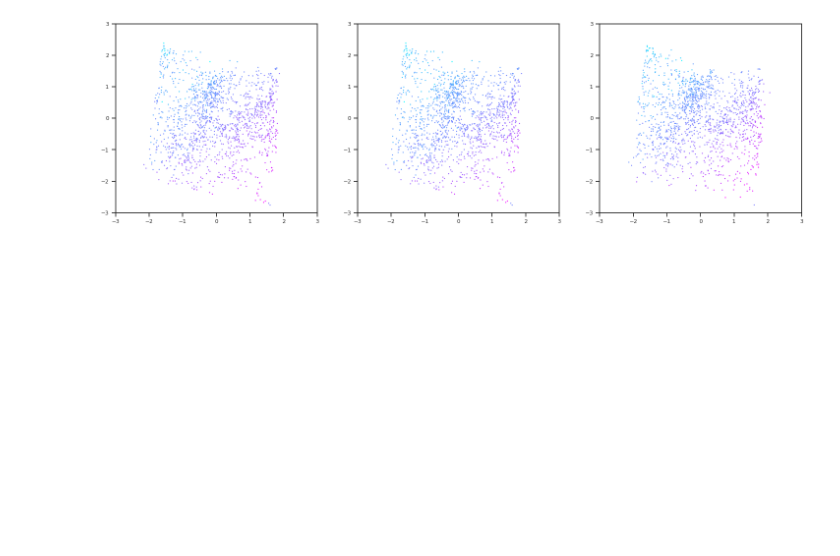
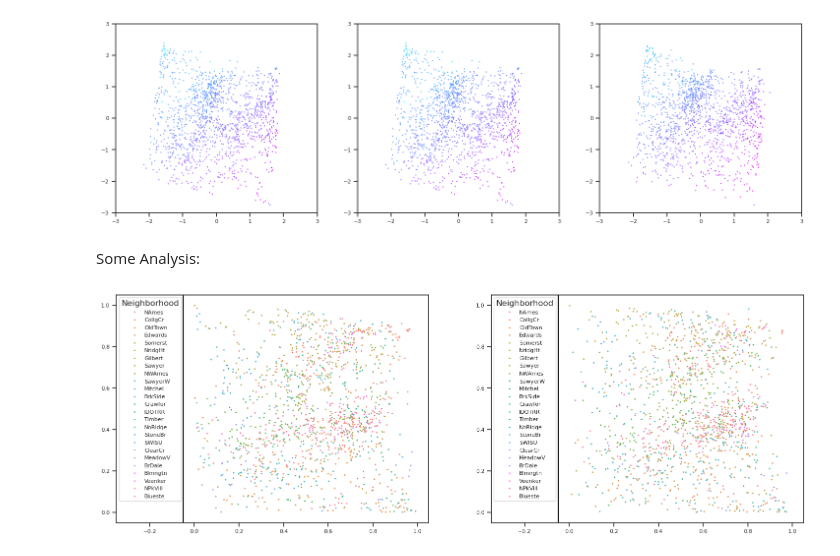
Before and after one commit to FatulM/house-price-prediction, a Jupyter notebook: notebooks/keras-autoencoder-pca.ipynb, the cells around one changed output. Drawn from its saved outputs; the diff is of its cells as text; code cells hidden in the pictures; blank space fills up the shorter version.

```diff
--- a/notebooks/keras-autoencoder-pca.ipynb
+++ b/notebooks/keras-autoencoder-pca.ipynb
@@ -149,3 +169,25 @@ plt.ylim(-3, 3)
 plt.show()
 # %% [output]
 [figure]
+# %% [markdown]
+Some Analysis:
+# %%
+bare_train_X = pd.read_csv('../input/train.csv').drop(columns="SalePrice")
+bare_test_X = pd.read_csv('../input/test.csv')
+# %%
+names = pd.Series(np.hstack([bare_train_X["Neighborhood"], bare_test_X["Neighborhood"]])).value_counts().index.tolist()
+# %%
+plt.figure(figsize=(18, 6))
+plt.subplot(1,2,1)
+sns.scatterplot(x=Z[:,0], y=Z[:,1], s=5, hue=bare_train_X["Neighborhood"], hue_order=names)
+plt.xlim(-0.35, 1.05)
+plt.ylim(-0.05, 1.05)
+plt.plot([-0.05, -0.05], [-0.05, 1.05], c="black")
+plt.subplot(1,2,2)
+sns.scatterplot(x=Zt[:,0], y=Zt[:,1], s=5, hue=bare_test_X["Neighborhood"], hue_order=names)
+plt.xlim(-0.35, 1.05)
+plt.ylim(-0.05, 1.05)
+plt.plot([-0.05, -0.05], [-0.05, 1.05], c="black")
+plt.show()
+# %% [output]
+[figure, added]
```
Also changed, not shown: parts of 2 cells of this notebook.
